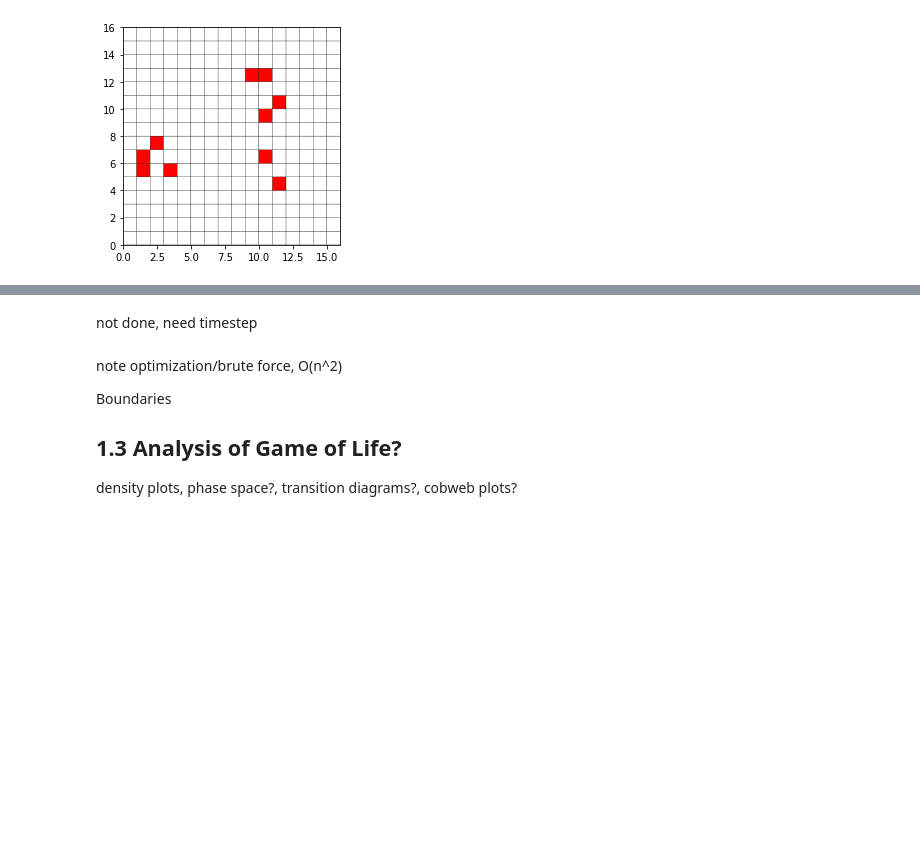
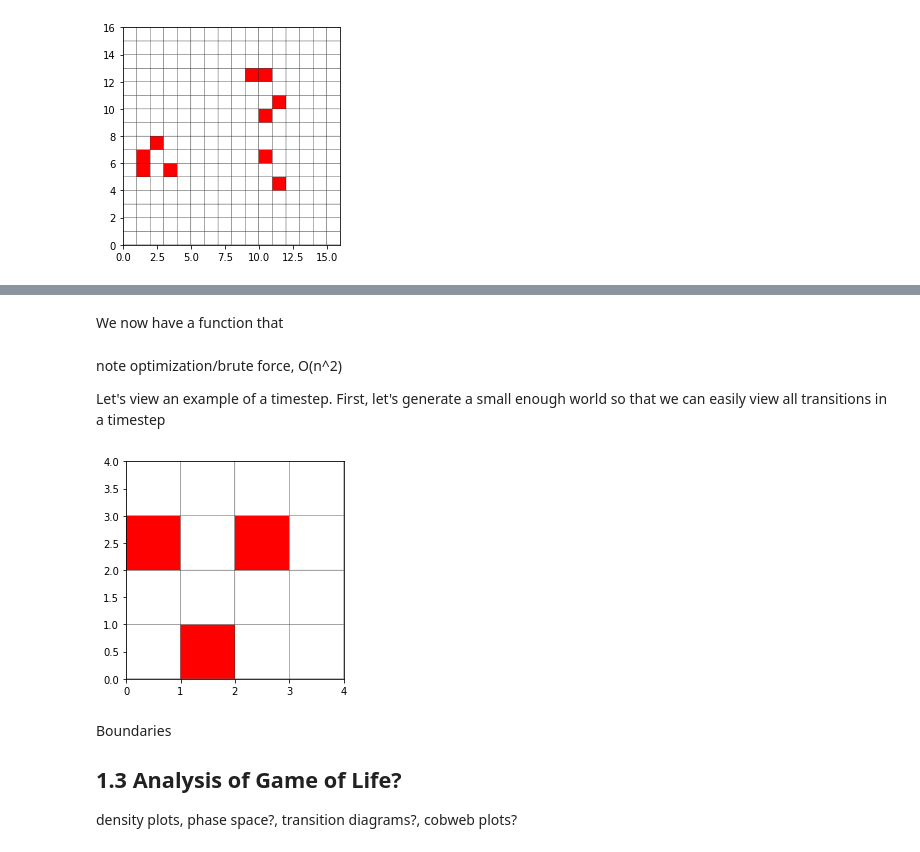
Before and after one commit to bglowniak/GameOfLifeTutorial, a Jupyter notebook: notebooks/part1--ca_intro.ipynb, the cells around one changed output, grey strips where cells are left out. Cells and saved outputs as stored; diff of their text form; code cells hidden in the pictures; blank space fills up the shorter version.

```diff
--- a/notebooks/part1--ca_intro.ipynb
+++ b/notebooks/part1--ca_intro.ipynb
@@ -120,8 +150,8 @@ def update_cell(world, x, y):
         return DEAD
     else:
         return ALIVE
-# %% [markdown]
-not done, need timestep
+# %% [markdown]
+We now have a function that
 # %%
 def timestep(world):
     rows = world.shape[0]
@@ -133,10 +163,16 @@ def timestep(world):
             new_state[x,y] = update_cell(world, x, y)
 
     return new_state
+# %% [markdown]
+note optimization/brute force, O(n^2)
+
+Let's view an example of a timestep. First, let's generate a small enough world so that we can easily view all transitions in a timestep
+# %%
+world = init_world(n = 4, cluster_n = 3, clusters = 2)
+plot_world(world)
+# %% [output]
+[figure, added]
 # %% [markdown]
-note optimization/brute force, O(n^2)
-
-
 Boundaries
 
 
```
Also changed, not shown: parts of 4 cells of this notebook, 1 other file.
